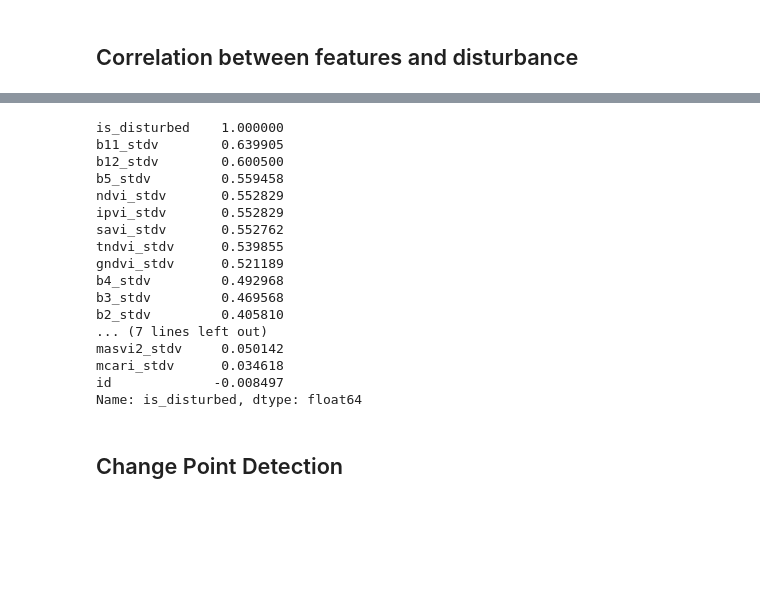
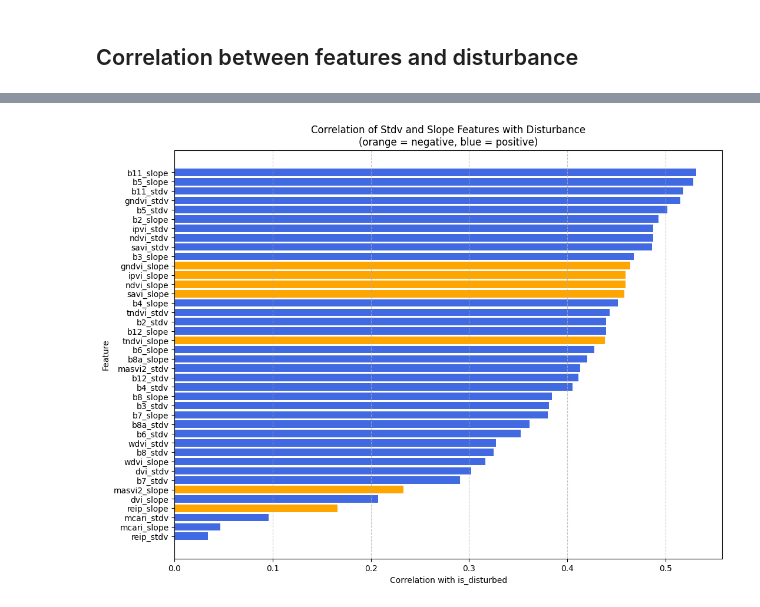
Before and after one commit to RafaelRiesle/tree_classification, a Jupyter notebook: notebooks/evelin/detect_disturbed_trees.ipynb, the cells around one changed output, grey strips where cells are left out. Drawn from its saved outputs; the diff is of its cells as text; code cells hidden in the pictures; blank space fills up the shorter version.

```diff
--- a/notebooks/evelin/detect_disturbed_trees.ipynb
+++ b/notebooks/evelin/detect_disturbed_trees.ipynb
@@ -160,21 +138,0 @@ results_df
-# %%
-std_df.corr()["is_disturbed"].sort_values(ascending=False)
-# Fazit: Spalten mit corr > 0.25 verwenden
-# %% [output]
-is_disturbed    1.000000
-b11_stdv        0.639905
-b12_stdv        0.600500
-b5_stdv         0.559458
-ndvi_stdv       0.552829
-ipvi_stdv       0.552829
-savi_stdv       0.552762
-tndvi_stdv      0.539855
-gndvi_stdv      0.521189
-b4_stdv         0.492968
-b3_stdv         0.469568
-b2_stdv         0.405810
-... (7 lines left out)
-masvi2_stdv     0.050142
-mcari_stdv      0.034618
-id             -0.008497
-Name: is_disturbed, dtype: float64
@@ -183,2 +138,0 @@ Name: is_disturbed, dtype: float64
-# %% [markdown]
-## Change Point Detection
@@ -187,0 +139,21 @@ Name: is_disturbed, dtype: float64
+# %%
+correlations["abs_corr"] = correlations["correlation"].abs()
+
+correlations_df_to_plot = correlations.sort_values(by="abs_corr", ascending=True)
+colors = ["orange" if val < 0 else "royalblue" for val in correlations_df_to_plot["correlation"]]
+
+plt.figure(figsize=(12, 9))
+plt.barh(
+    correlations_df_to_plot["feature"],
+    correlations_df_to_plot["abs_corr"],
+    color=colors
+)
+
+plt.xlabel("Correlation with is_disturbed")
+plt.ylabel("Feature")
+plt.title("Correlation of Stdv and Slope Features with Disturbance\n(orange = negative, blue = positive)")
+plt.grid(axis="x", linestyle="--", alpha=0.7)
+
+plt.show()
+# %% [output]
+[figure, added]
```
Also changed, not shown: parts of 19 cells of this notebook.
